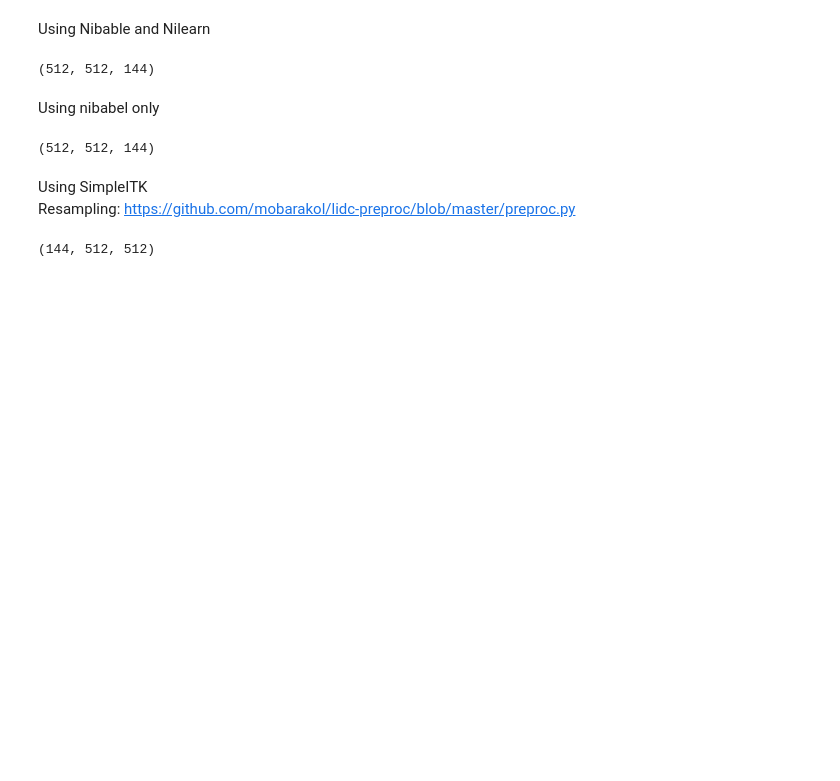
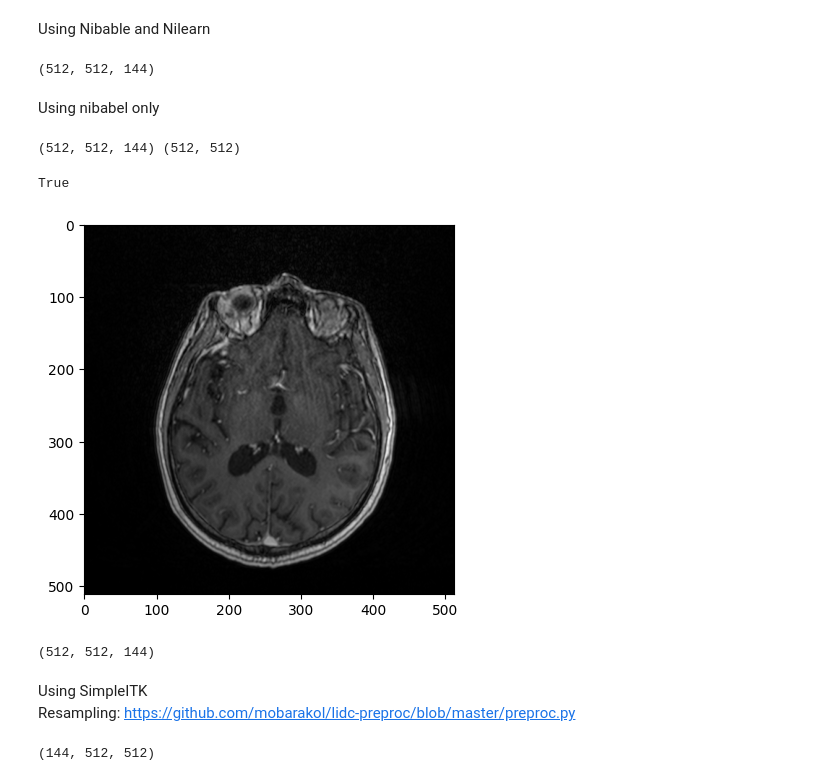
Before and after one commit to dudeurv/SAM_MRI, a Jupyter notebook: mri_io_to_whole_brain_mask.ipynb, the cells around one changed output. Drawn from its saved outputs; the diff is of its cells as text; code cells hidden in the pictures; blank space fills up the shorter version.

```diff
--- a/mri_io_to_whole_brain_mask.ipynb
+++ b/mri_io_to_whole_brain_mask.ipynb
@@ -26,6 +26,22 @@ mask_img.shape
 (512, 512, 144)
 # %% [markdown]
 Using nibabel only
+# %%
+import nibabel as nib
+import numpy as np
+import matplotlib.pyplot as plt
+import cv2
+
+path = 'TSH86_Stealth_t1_2.nii.gz'
+img = nib.load(path)
+img_array = img.get_fdata()
+print(img_array.shape, img_array[:,:,70].shape)
+plt.imshow(np.rot90(img_array[:,:,70]), cmap='gray')
+cv2.imwrite('slice70.png', np.rot90(img_array[:,:,70]))
+# %% [output]
+(512, 512, 144) (512, 512)
+True
+[figure, added]
 # %%
 import nibabel as nib
 import numpy as np
```
